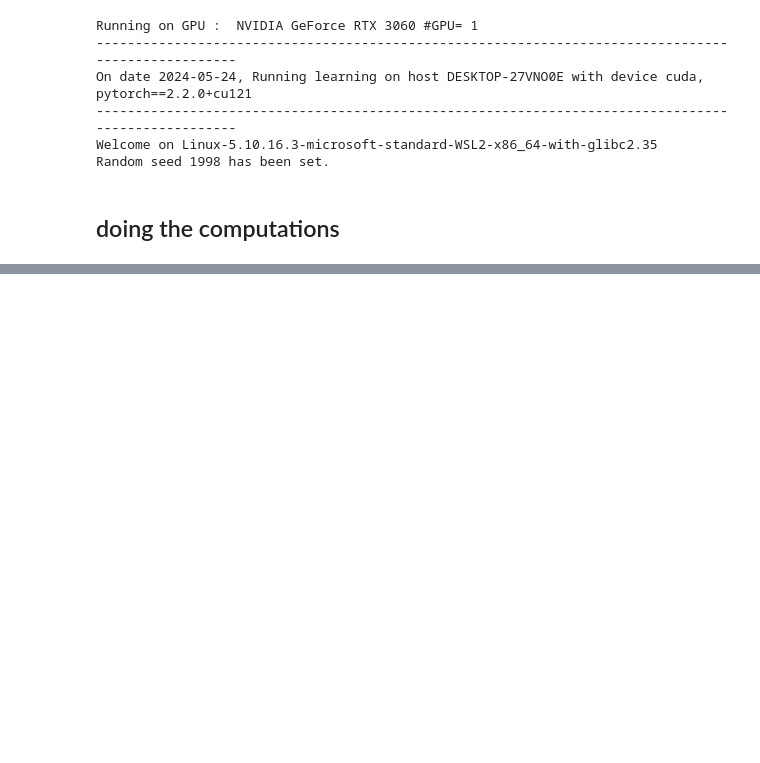
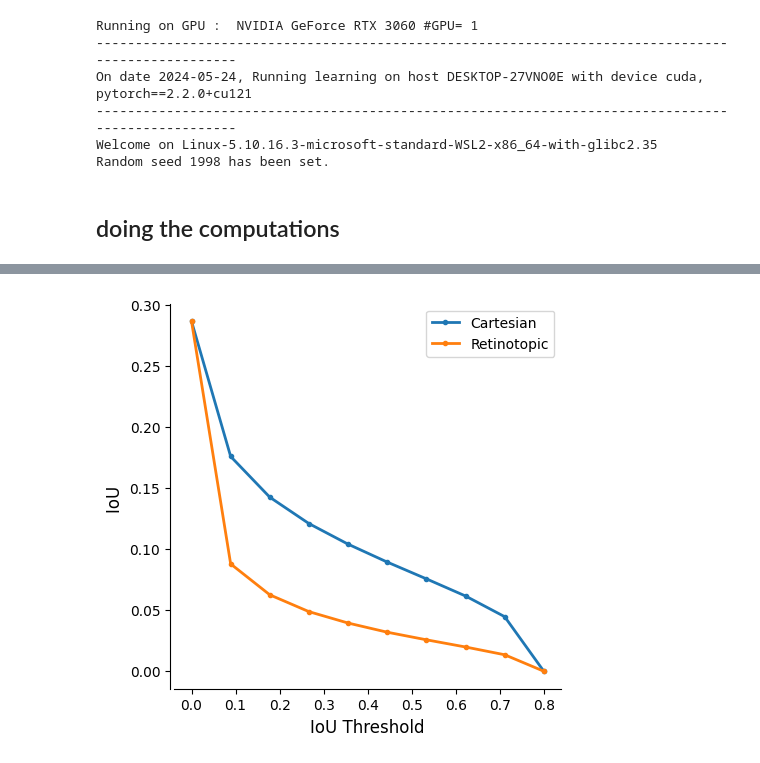
Before and after one commit to bicv/Retinotopy, a Jupyter notebook: 25_stats_of_likelihood_map.ipynb, the cells around one changed output, grey strips where cells are left out. Drawn from its saved outputs; the diff is of its cells as text; code cells hidden in the pictures; blank space fills up the shorter version.

```diff
--- a/25_stats_of_likelihood_map.ipynb
+++ b/25_stats_of_likelihood_map.ipynb
@@ -148,0 +257,24 @@ imshow(images[arg_max_prior].cpu())
+# %%
+#subplotpars = matplotlib.figure.SubplotParams(left=0.1, right=.95, bottom=0.25, top=.975, hspace=.6)
+dfs_ = {}
+
+fig, ax = plt.subplots(1, 1, figsize=(5, 5))
+plt.tick_params(axis='both', which='major', labelsize=10)
+df, df_ret = get_pandas('full', 'resnet18')
+
+for df_, label in zip([df, df_ret], [ 'Cartesian', 'Retinotopic']):
+
+    mean_Iou, list_Iou = read_IoU(df_['Iou'])
+
+
+    ax.plot(np.linspace(0,.8,10), list_Iou, lw=2, marker='.', label=label)
+    ax.set_xlabel(f"IoU Threshold", size=12)
+    ax.set_ylabel(f"IoU ", size=12)
+    ax.spines['left'].set_position(('axes', -0.01))
+    #ax.set_yscale("logit", one_half="1/2", use_overline=True)
+    ax.grid(which='both')
+    ax.legend()
+    for side in ['top', 'right'] :ax.spines[side].set_visible(False)
+    #axs[0].set_title(f'Average values of the accuracy for different parameters :', size=10);
+# %% [output]
+[figure, added]
```
Also changed, not shown: parts of 7 cells of this notebook.
